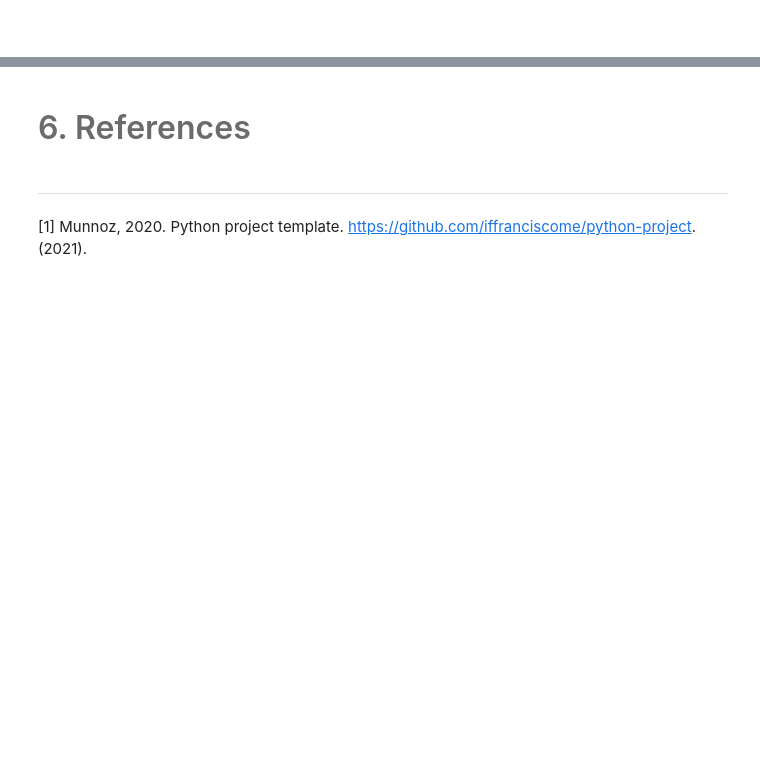
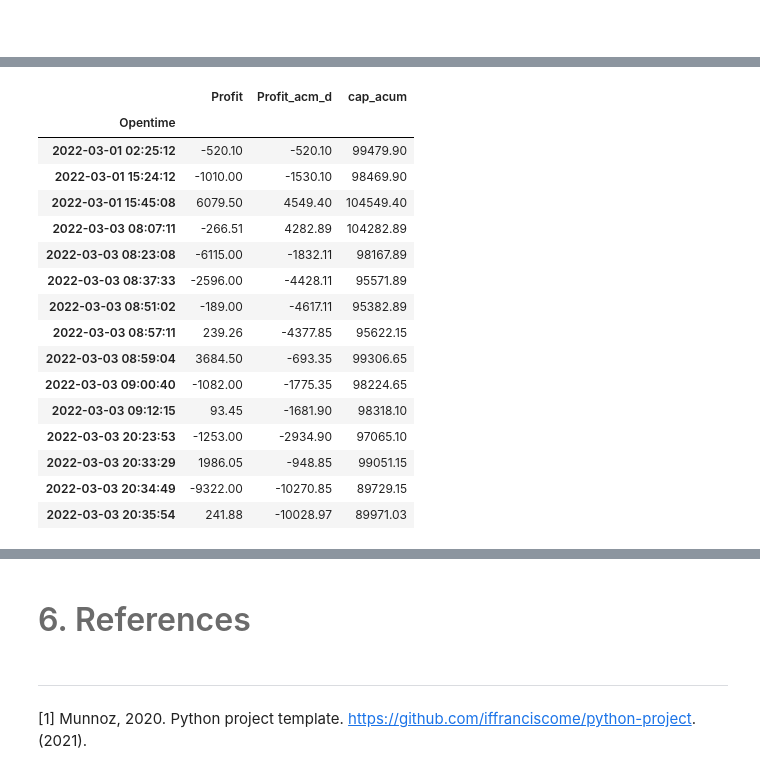
Before and after one commit to berlinpreciado21/Lab3-Trading, a Jupyter notebook: notebook.ipynb, the cells around one changed output, grey strips where cells are left out. Drawn from its saved outputs; the diff is of its cells as text; code cells hidden in the pictures; blank space fills up the shorter version.

```diff
--- a/notebook.ipynb
+++ b/notebook.ipynb
@@ -103,8 +105,8 @@ import sys
 # %% [markdown]
 <hr style="border:0.02in solid gray"> </hr>
 # %%
-# DELETE THIS CELL IN YOUR FILE
-
+# Información de los usuarios del equipo
+jorge = r'files\historico_jorge.csv'
 # Here you include content from data conceptual, statistical and visual description
 # %% [markdown]
 <br>
@@ -130,3 +132,11 @@ El archivo de functions.py contiene las siguientes funciones a continuación nec
 - **f_columnas_pips**: Se expresan los pips generados por operaciones, es decir pérdidas y ganancias expresadas en esta unidad.
 
 - **f_estadisticas_ba**: Una función cuya salida sea un diccionario
+# %%
+# Utiliza f_leer_archivo y f_pip_size
+posiciones = f.f_leer_archivo(jorge)
+new_doc_pips = f.f_leer_pip()
+# %%
+# Utiliza f_columnas_tiempos y f_columnas_pips
+posiciones = f.f_columnas_tiempos(posiciones)
+posiciones = f.f_columnas_pips(posiciones,new_doc_pips)
@@ -144,3 +177,8 @@ El archivo de functions.py contiene las siguientes funciones a continuación nec
 - **f_evolucion_capital**: Evolución del capital y cambió del profit
 
 - **f_estadisticas_mad**: Sharpe ratio, sharpe actualizado, drawdown y drawup
+# %%
+posiciones_2 = f.f_evolucion_capital(posiciones)[0]
+posiciones_1 = f.f_evolucion_capital(posiciones)[1]
+posiciones_1 = posiciones_1.reset_index()
+estadisticas_mad = f.f_estadisticas_mad(posiciones_1)
@@ -192,0 +310,20 @@ El archivo de functions.py contiene las siguientes funciones a continuación nec
+# %%
+posiciones_1
+# %% [output]
+|  | Profit | Profit_acm_d | cap_acum |
+| Opentime |  |  |  |
+| 2022-03-01 02:25:12 | -520.10 | -520.10 | 99479.90 |
+| 2022-03-01 15:24:12 | -1010.00 | -1530.10 | 98469.90 |
+| 2022-03-01 15:45:08 | 6079.50 | 4549.40 | 104549.40 |
+| 2022-03-03 08:07:11 | -266.51 | 4282.89 | 104282.89 |
+| 2022-03-03 08:23:08 | -6115.00 | -1832.11 | 98167.89 |
+| 2022-03-03 08:37:33 | -2596.00 | -4428.11 | 95571.89 |
+| 2022-03-03 08:51:02 | -189.00 | -4617.11 | 95382.89 |
+| 2022-03-03 08:57:11 | 239.26 | -4377.85 | 95622.15 |
+| 2022-03-03 08:59:04 | 3684.50 | -693.35 | 99306.65 |
+| 2022-03-03 09:00:40 | -1082.00 | -1775.35 | 98224.65 |
+| 2022-03-03 09:12:15 | 93.45 | -1681.90 | 98318.10 |
+| 2022-03-03 20:23:53 | -1253.00 | -2934.90 | 97065.10 |
+| 2022-03-03 20:33:29 | 1986.05 | -948.85 | 99051.15 |
+| 2022-03-03 20:34:49 | -9322.00 | -10270.85 | 89729.15 |
+| 2022-03-03 20:35:54 | 241.88 | -10028.97 | 89971.03 |
```
Also changed, not shown: parts of 25 cells of this notebook, 4 other files.
